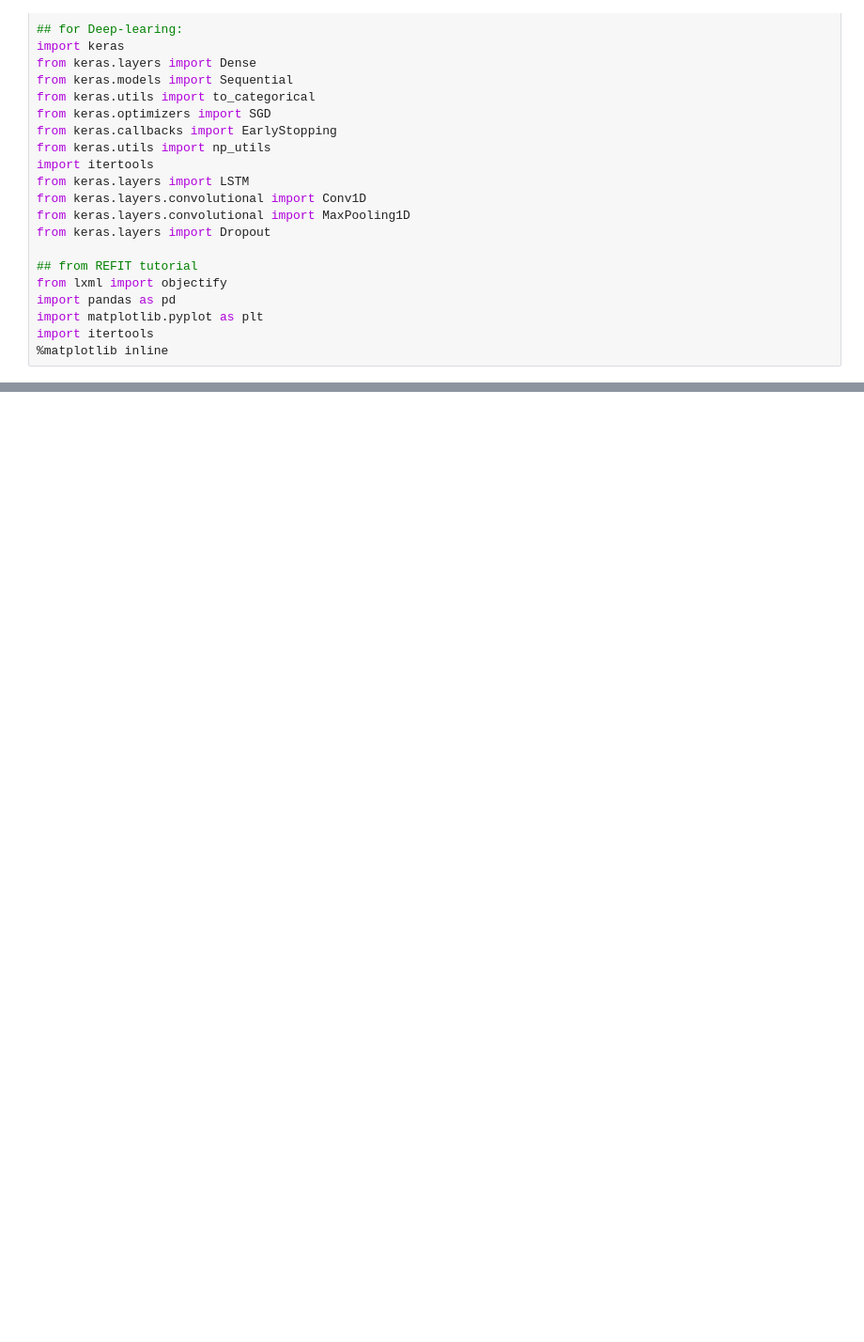
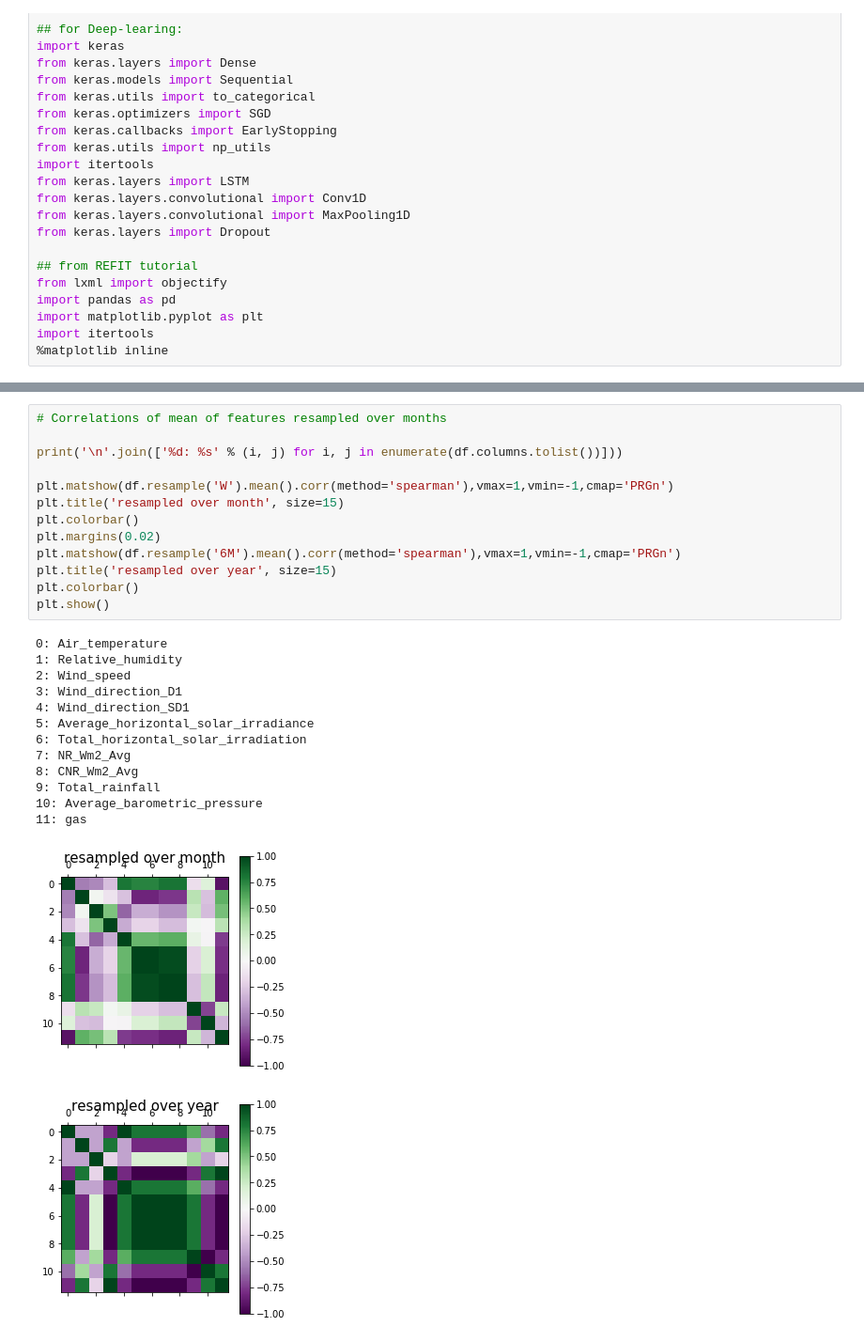
Before and after one commit to BorisAnimal/IU-Data-Analysis-Research, a Jupyter notebook: Boris#2.ipynb, the cells around one changed output, grey strips where cells are left out. Shown at 94% size. Saved outputs shown, nothing was run; the diff lists cells and outputs as text; blank space fills up the shorter version.

```diff
--- a/Boris#2.ipynb
+++ b/Boris#2.ipynb
@@ -104,0 +206,28 @@ DatetimeIndex(['2013-11-04 09:30:00', '2013-11-04 10:00:00',
+# %%
+# Correlations of mean of features resampled over months
+
+print('\n'.join(['%d: %s' % (i, j) for i, j in enumerate(df.columns.tolist())]))
+
+plt.matshow(df.resample('W').mean().corr(method='spearman'),vmax=1,vmin=-1,cmap='PRGn')
+plt.title('resampled over month', size=15)
+plt.colorbar()
+plt.margins(0.02)
+plt.matshow(df.resample('6M').mean().corr(method='spearman'),vmax=1,vmin=-1,cmap='PRGn')
+plt.title('resampled over year', size=15)
+plt.colorbar()
+plt.show()
+# %% [output]
+0: Air_temperature
+1: Relative_humidity
+2: Wind_speed
+3: Wind_direction_D1
+4: Wind_direction_SD1
+5: Average_horizontal_solar_irradiance
+6: Total_horizontal_solar_irradiation
+7: NR_Wm2_Avg
+8: CNR_Wm2_Avg
+9: Total_rainfall
+10: Average_barometric_pressure
+11: gas
+[figure, added]
+[figure, added]
```
Also changed, not shown: parts of 20 cells of this notebook, 1 other file.
